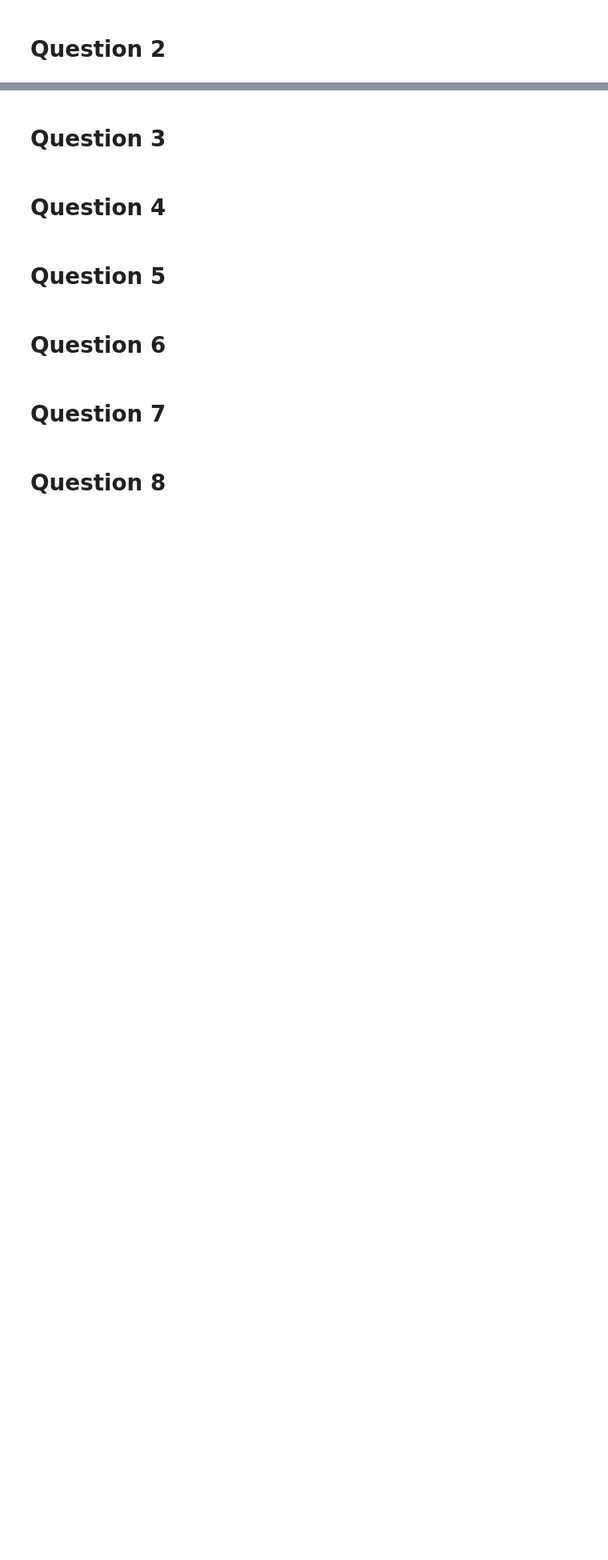
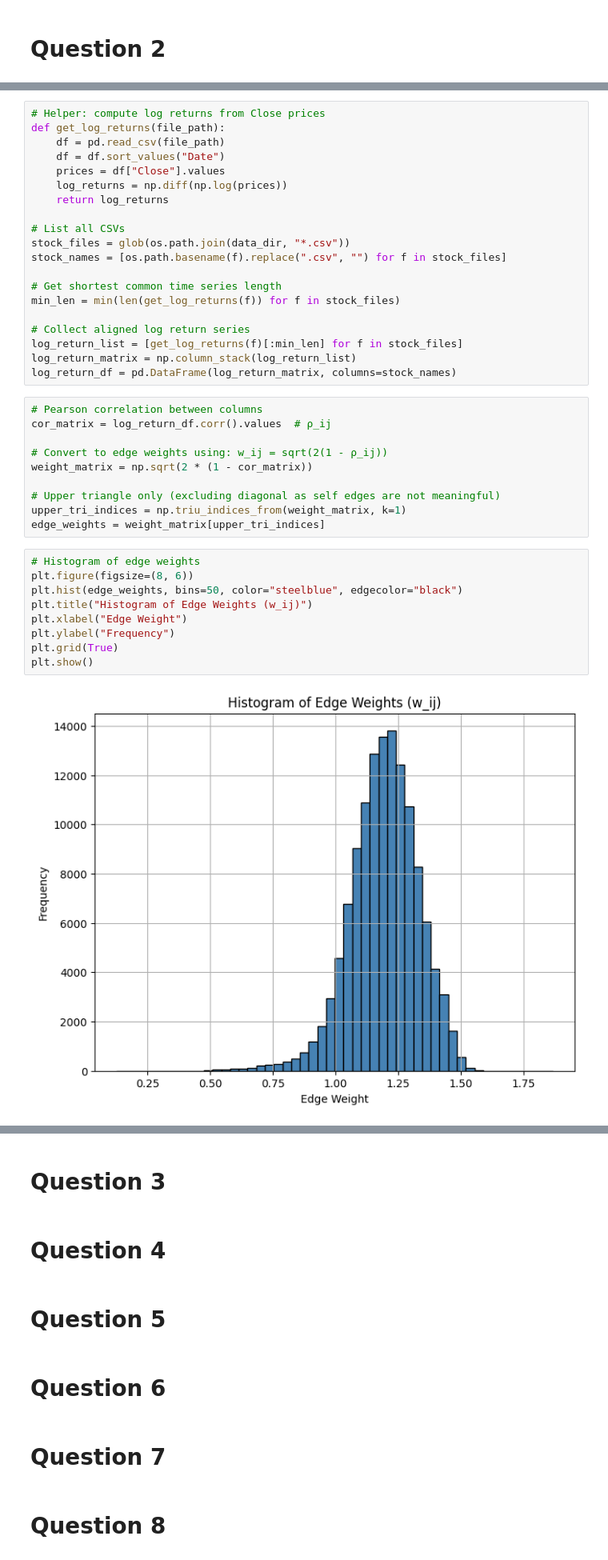
Before and after one commit to kbaseba/232E, a Jupyter notebook: Project_4/ECE232E_Project4_606539982_106405230_106303745.ipynb, the cells around one changed output, grey strips where cells are left out. Shown: that part at 80% size. Cells and saved outputs as stored; diff of their text form; blank space fills up the shorter version.

```diff
--- a/Project_4/ECE232E_Project4_606539982_106405230_106303745.ipynb
+++ b/Project_4/ECE232E_Project4_606539982_106405230_106303745.ipynb
@@ -4,0 +37,41 @@
+# %%
+# Helper: compute log returns from Close prices
+def get_log_returns(file_path):
+    df = pd.read_csv(file_path)
+    df = df.sort_values("Date")
+    prices = df["Close"].values
+    log_returns = np.diff(np.log(prices))
+    return log_returns
+
+# List all CSVs
+stock_files = glob(os.path.join(data_dir, "*.csv"))
+stock_names = [os.path.basename(f).replace(".csv", "") for f in stock_files]
+
+# Get shortest common time series length
+min_len = min(len(get_log_returns(f)) for f in stock_files)
+
+# Collect aligned log return series
+log_return_list = [get_log_returns(f)[:min_len] for f in stock_files]
+log_return_matrix = np.column_stack(log_return_list)
+log_return_df = pd.DataFrame(log_return_matrix, columns=stock_names)
+# %%
+# Pearson correlation between columns
+cor_matrix = log_return_df.corr().values  # ρ_ij
+
+# Convert to edge weights using: w_ij = sqrt(2(1 - ρ_ij))
+weight_matrix = np.sqrt(2 * (1 - cor_matrix))
+
+# Upper triangle only (excluding diagonal as self edges are not meaningful)
+upper_tri_indices = np.triu_indices_from(weight_matrix, k=1)
+edge_weights = weight_matrix[upper_tri_indices]
+# %%
+# Histogram of edge weights
+plt.figure(figsize=(8, 6))
+plt.hist(edge_weights, bins=50, color="steelblue", edgecolor="black")
+plt.title("Histogram of Edge Weights (w_ij)")
+plt.xlabel("Edge Weight")
+plt.ylabel("Frequency")
+plt.grid(True)
+plt.show()
+# %% [output]
+[figure, added]
```
Also changed, not shown: parts of 4 cells of this notebook.
